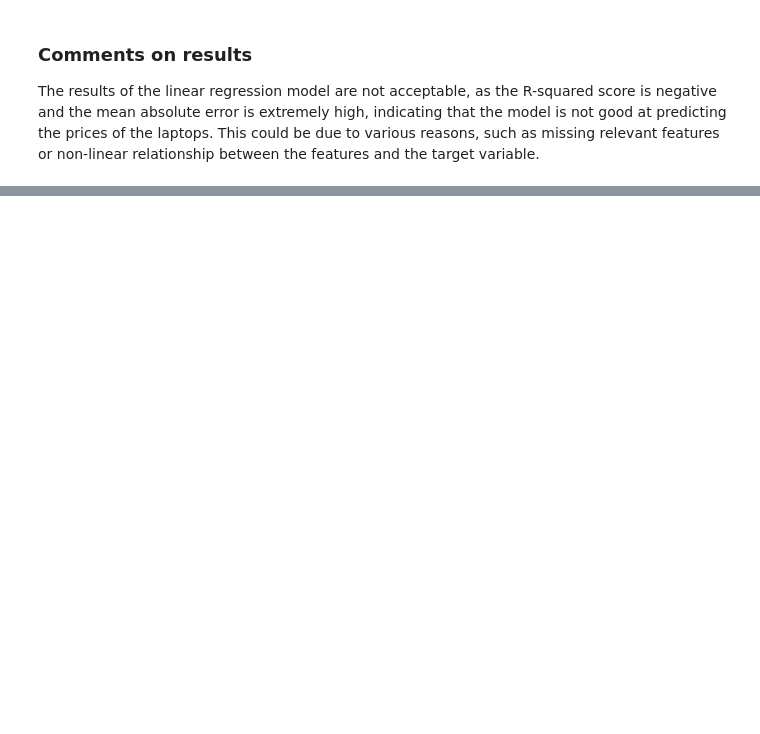
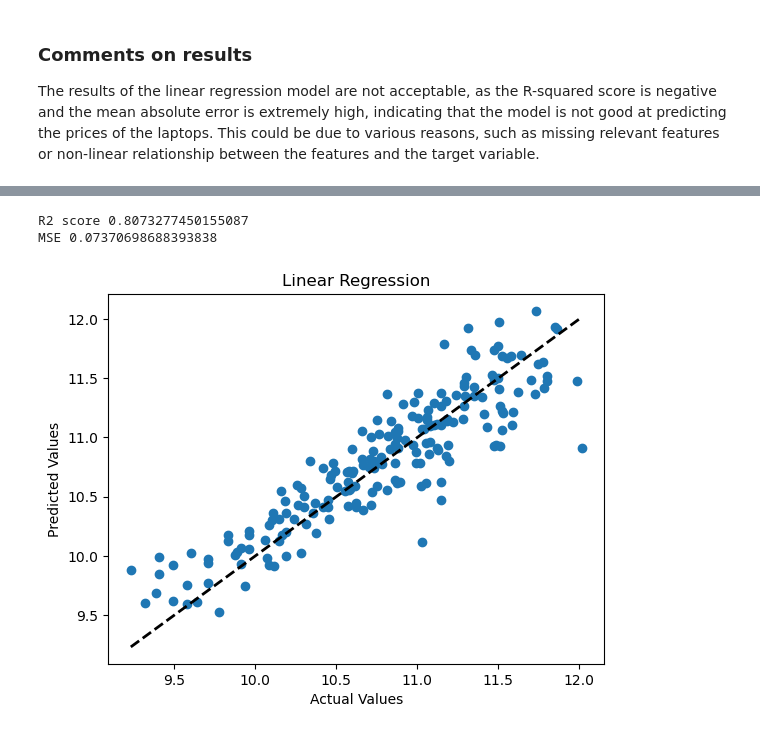
Before and after one commit to jaichandm/project-s23-machine-learning, a Jupyter notebook: linear_regression.ipynb, the cells around one changed output, grey strips where cells are left out. Drawn from its saved outputs; the diff is of its cells as text; code cells hidden in the pictures; blank space fills up the shorter version.

```diff
--- a/linear_regression.ipynb
+++ b/linear_regression.ipynb
@@ -1,22 +1,14 @@
 # %%
 import pandas as pd
 from sklearn.model_selection import train_test_split
+from sklearn.preprocessing import OneHotEncoder
 
-# read the cleaned dataset
-url = 'https://raw.githubusercontent.com/jaichandm/personal/main/laptop_data_cleaned.csv'
-laptop_df = pd.read_csv(url)
+# reading the cleaned dataset during initial exploration
+laptop_df = pd.read_csv('./laptop_data_cleaned.csv')
 
-# Clean the 'Ram' column
-laptop_df['Ram'] = laptop_df['Ram'].str.extract('(\d+)').astype(float)
-
-# Clean the 'Memory' column
-laptop_df['Memory'] = laptop_df['Memory'].str.extract('(\d+)').astype(float)
-
-# Clean the 'Weight' column
-laptop_df['Weight'] = laptop_df['Weight'].str.replace('kg', '').astype(float)
 
 # select features for X and the target feature y
-X = laptop_df[['Inches','Cpu','Weight','Ram','Memory','Company']]
+X = laptop_df.drop(columns=['Price'])
 Y = laptop_df['Price']
 
 # perform one-hot encoding on the categorical features
@@ -123 +62,49 @@ Mean absolute error: ₹ 14812.68
+# %%
+import numpy as np
+from sklearn.linear_model import LinearRegression
+from sklearn.metrics import r2_score, mean_squared_error
+from sklearn.compose import ColumnTransformer
+from sklearn.preprocessing import OneHotEncoder
+from sklearn.pipeline import Pipeline
+from sklearn.model_selection import train_test_split
+
+X = laptop_df.drop(columns=['Price'])
+y = np.log(laptop_df['Price'])
+
+X_train,X_test,y_train,y_test = train_test_split(X,y,test_size=0.15,random_state=2)
+
+step1 = ColumnTransformer(transformers=[
+    ('col_tnf',OneHotEncoder(sparse=False,drop='first'),[0,1,7,10,11])
+],remainder='passthrough')
+
+step2 = LinearRegression()
+
+pipe = Pipeline([
+    ('step1',step1),
+    ('step2',step2)
+])
+
+pipe.fit(X_train,y_train)
+
+y_pred = pipe.predict(X_test)
+
+print('R2 score',r2_score(y_test,y_pred))
+print('MSE',mean_squared_error(y_test,y_pred))
+import matplotlib.pyplot as plt
+plt.scatter(y_test, y_pred)
+
+# Add line of best fit
+plt.plot([y_test.min(), y_test.max()], [y_test.min(), y_test.max()], 'k--', lw=2)
+
+
+plt.xlabel('Actual Values')
+plt.ylabel('Predicted Values')
+plt.title('Linear Regression')
+
+
+plt.show()
+# %% [output]
+R2 score 0.8073277450155087
+MSE 0.07370698688393838
+[figure, added]
 # %%
```
Also changed, not shown: parts of 6 cells of this notebook, 11 other files.
